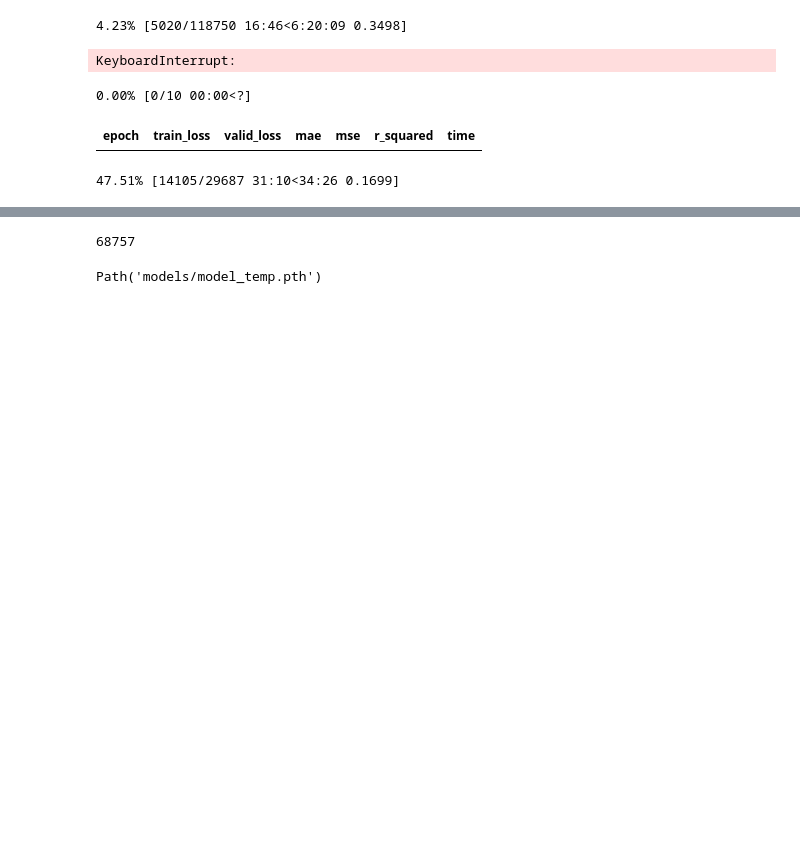
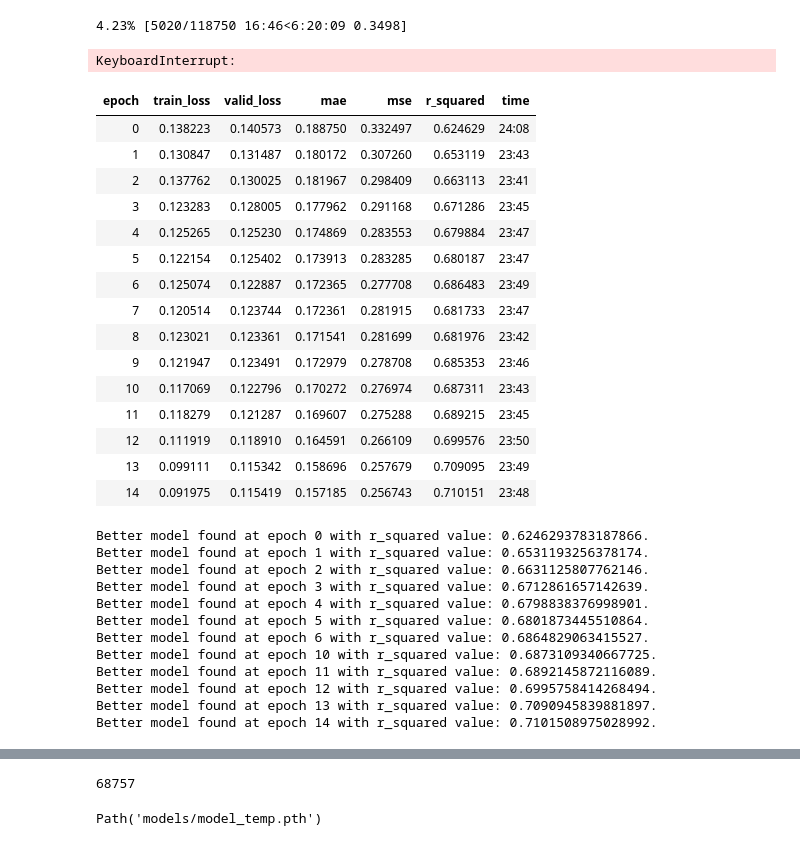
Before and after one commit to leroybird/LEAP-ClimSim, a Jupyter notebook: train.ipynb, the cells around one changed output, grey strips where cells are left out. Saved outputs shown, nothing was run; the diff lists cells and outputs as text; code cells hidden in the pictures; blank space fills up the shorter version.

```diff
--- a/train.ipynb
+++ b/train.ipynb
@@ -308,8 +346,33 @@ learn.fit(2, 1e-4, wd=0.01)
 4.23% [5020/118750 16:46<6:20:09 0.3498]
 KeyboardInterrupt:
 # %%
-learn.fit_flat_cos(10, 1e-3, wd=0.01)
+learn.fit_flat_cos(15, 1e-3, wd=0.01)
 # %% [output]
+| epoch | train_loss | valid_loss | mae | mse | r_squared | time |
+| 0 | 0.138223 | 0.140573 | 0.188750 | 0.332497 | 0.624629 | 24:08 |
+| 1 | 0.130847 | 0.131487 | 0.180172 | 0.307260 | 0.653119 | 23:43 |
+| 2 | 0.137762 | 0.130025 | 0.181967 | 0.298409 | 0.663113 | 23:41 |
+| 3 | 0.123283 | 0.128005 | 0.177962 | 0.291168 | 0.671286 | 23:45 |
+| 4 | 0.125265 | 0.125230 | 0.174869 | 0.283553 | 0.679884 | 23:47 |
+| 5 | 0.122154 | 0.125402 | 0.173913 | 0.283285 | 0.680187 | 23:47 |
+| 6 | 0.125074 | 0.122887 | 0.172365 | 0.277708 | 0.686483 | 23:49 |
+| 7 | 0.120514 | 0.123744 | 0.172361 | 0.281915 | 0.681733 | 23:47 |
+| 8 | 0.123021 | 0.123361 | 0.171541 | 0.281699 | 0.681976 | 23:42 |
+| 9 | 0.121947 | 0.123491 | 0.172979 | 0.278708 | 0.685353 | 23:46 |
+| 10 | 0.117069 | 0.122796 | 0.170272 | 0.276974 | 0.687311 | 23:43 |
+| 11 | 0.118279 | 0.121287 | 0.169607 | 0.275288 | 0.689215 | 23:45 |
+| 12 | 0.111919 | 0.118910 | 0.164591 | 0.266109 | 0.699576 | 23:50 |
+| 13 | 0.099111 | 0.115342 | 0.158696 | 0.257679 | 0.709095 | 23:49 |
+| 14 | 0.091975 | 0.115419 | 0.157185 | 0.256743 | 0.710151 | 23:48 |
-0.00% [0/10 00:00<?]
+Better model found at epoch 0 with r_squared value: 0.6246293783187866.
+Better model found at epoch 1 with r_squared value: 0.6531193256378174.
+Better model found at epoch 2 with r_squared value: 0.6631125807762146.
+Better model found at epoch 3 with r_squared value: 0.6712861657142639.
+Better model found at epoch 4 with r_squared value: 0.6798838376998901.
+Better model found at epoch 5 with r_squared value: 0.6801873445510864.
+Better model found at epoch 6 with r_squared value: 0.6864829063415527.
+Better model found at epoch 10 with r_squared value: 0.6873109340667725.
+Better model found at epoch 11 with r_squared value: 0.6892145872116089.
+Better model found at epoch 12 with r_squared value: 0.6995758414268494.
+Better model found at epoch 13 with r_squared value: 0.7090945839881897.
+Better model found at epoch 14 with r_squared value: 0.7101508975028992.
-| epoch | train_loss | valid_loss | mae | mse | r_squared | time |
-47.51% [14105/29687 31:10<34:26 0.1699]
```
Also changed, not shown: parts of 6 cells of this notebook, 7 other files.
